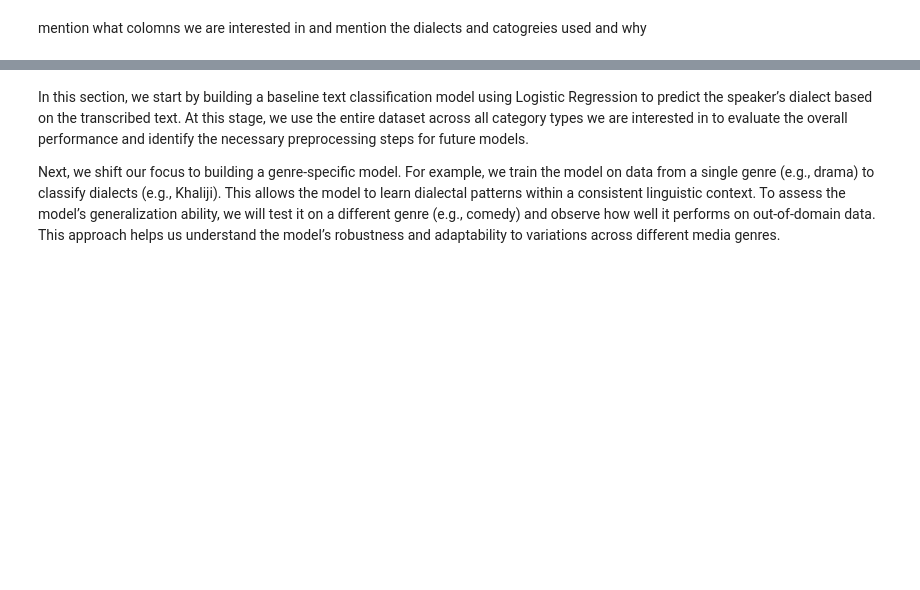
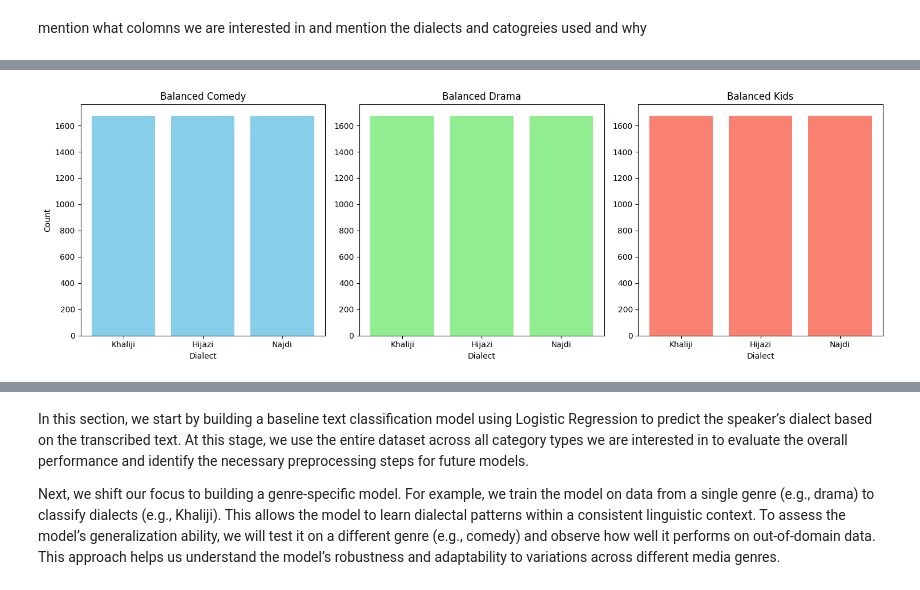
Before and after one commit to BashairAlsadhan/NLP-project, a Jupyter notebook: logesticRegressionSADA.ipynb, the cells around one changed output, grey strips where cells are left out. Saved outputs shown, nothing was run; the diff lists cells and outputs as text; code cells hidden in the pictures; blank space fills up the shorter version.

```diff
--- a/logesticRegressionSADA.ipynb
+++ b/logesticRegressionSADA.ipynb
@@ -200,0 +281,4 @@ mention what colomns we are interested in and mention the dialects and catogreie
+# %%
+df_drama = df[df['Category'] == 'درامي']
+df_comedy = df[df['Category'] == 'كوميدي']
+df_kids = df[df['Category'] == 'اطفال']
@@ -200,0 +347,38 @@ mention what colomns we are interested in and mention the dialects and catogreie
+# %%
+import matplotlib.pyplot as plt
+import numpy as np
+
+# Prepare the data
+y_comedy = balanced_data_comedy['SpeakerDialect'].value_counts()
+x_comedy = y_comedy.index
+
+y_drama = balanced_data_drama['SpeakerDialect'].value_counts()
+x_drama = y_drama.index
+
+y_kid = balanced_data_kid['SpeakerDialect'].value_counts()
+x_kid = y_kid.index
+
+# Create subplots (1 row, 3 columns)
+fig, axs = plt.subplots(1, 3, figsize=(15, 5))
+
+# Comedy subplot
+axs[0].bar(x_comedy, y_comedy, color='skyblue')
+axs[0].set_title('Balanced Comedy')
+axs[0].set_xlabel('Dialect')
+axs[0].set_ylabel('Count')
+
+# Drama subplot
+axs[1].bar(x_drama, y_drama, color='lightgreen')
+axs[1].set_title('Balanced Drama')
+axs[1].set_xlabel('Dialect')
+
+# Kids subplot
+axs[2].bar(x_kid, y_kid, color='salmon')
+axs[2].set_title('Balanced Kids')
+axs[2].set_xlabel('Dialect')
+
+# Make layout neat
+plt.tight_layout()
+plt.show()
+# %% [output]
+[figure, added]
```
Also changed, not shown: parts of 18 cells of this notebook.
